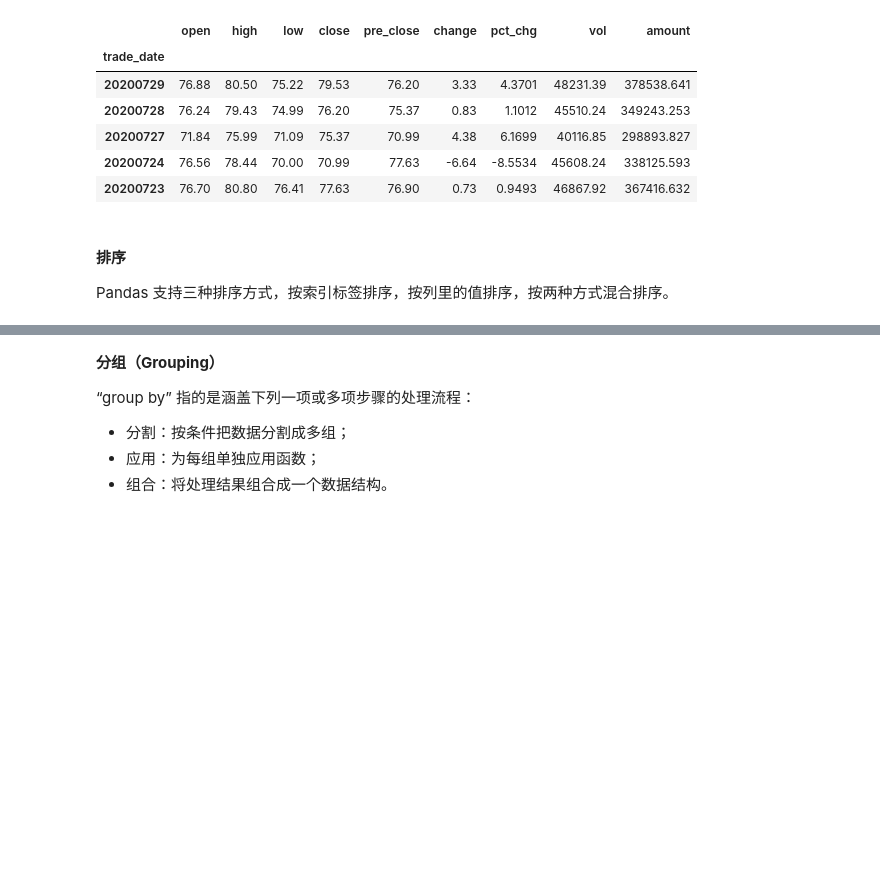
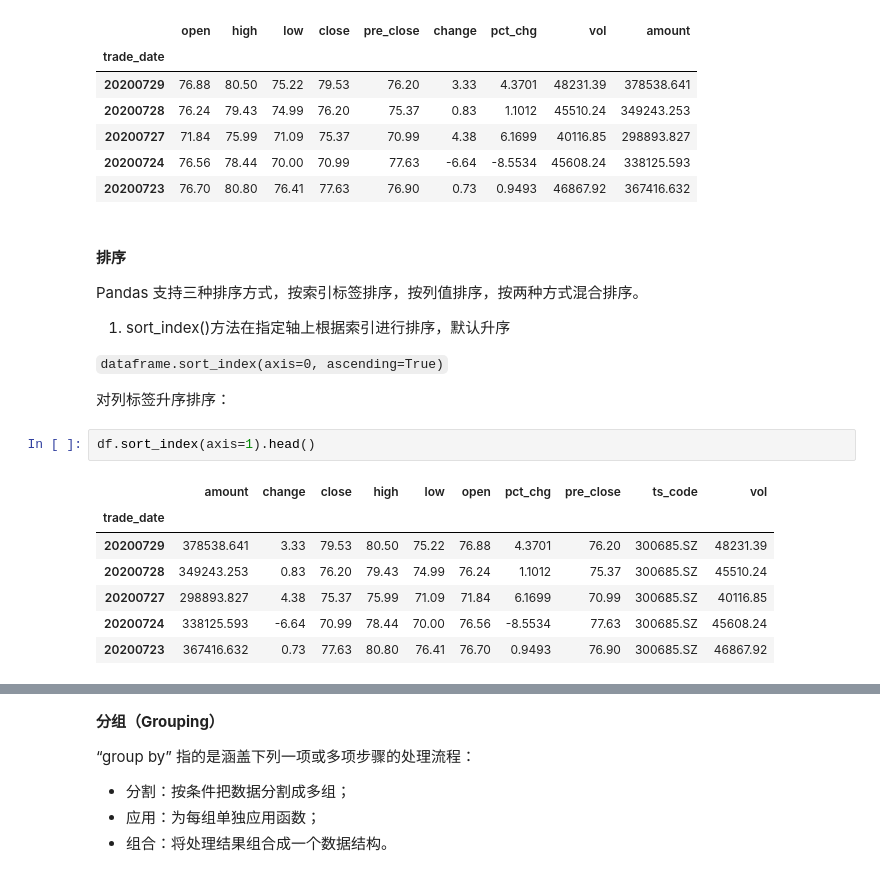
Before and after one commit to superMC5657/jrxy_python_course, a Jupyter notebook: BasicSession/pandas_learn.ipynb, the cells around one changed output, grey strips where cells are left out. Cells and saved outputs as stored; diff of their text form; blank space fills up the shorter version.

```diff
--- a/BasicSession/pandas_learn.ipynb
+++ b/BasicSession/pandas_learn.ipynb
@@ -542,4 +537,20 @@ df.drop(columns = 'ts_code').head()
 # %% [markdown]
 #### 排序
 
-Pandas 支持三种排序方式，按索引标签排序，按列里的值排序，按两种方式混合排序。
+Pandas 支持三种排序方式，按索引标签排序，按列值排序，按两种方式混合排序。
+
+1. sort_index()方法在指定轴上根据索引进行排序，默认升序
+
+`dataframe.sort_index(axis=0, ascending=True)`
+
+对列标签升序排序：
+# %%
+df.sort_index(axis=1).head()
+# %% [output]
+|  | amount | change | close | high | low | open | pct_chg | pre_close | ts_code | vol |
+| trade_date |  |  |  |  |  |  |  |  |  |  |
+| 20200729 | 378538.641 | 3.33 | 79.53 | 80.50 | 75.22 | 76.88 | 4.3701 | 76.20 | 300685.SZ | 48231.39 |
+| 20200728 | 349243.253 | 0.83 | 76.20 | 79.43 | 74.99 | 76.24 | 1.1012 | 75.37 | 300685.SZ | 45510.24 |
+| 20200727 | 298893.827 | 4.38 | 75.37 | 75.99 | 71.09 | 71.84 | 6.1699 | 70.99 | 300685.SZ | 40116.85 |
+| 20200724 | 338125.593 | -6.64 | 70.99 | 78.44 | 70.00 | 76.56 | -8.5534 | 77.63 | 300685.SZ | 45608.24 |
+| 20200723 | 367416.632 | 0.73 | 77.63 | 80.80 | 76.41 | 76.70 | 0.9493 | 76.90 | 300685.SZ | 46867.92 |
```
Also changed, not shown: parts of 8 cells of this notebook.
